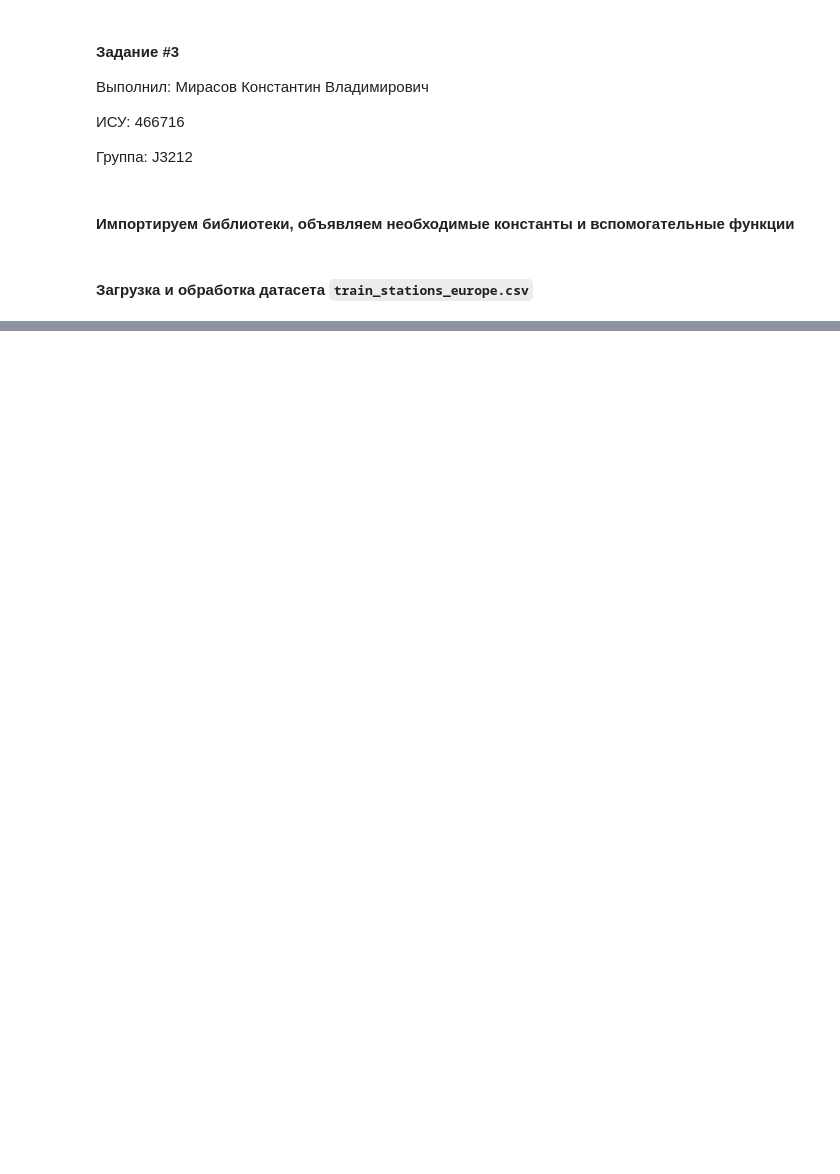
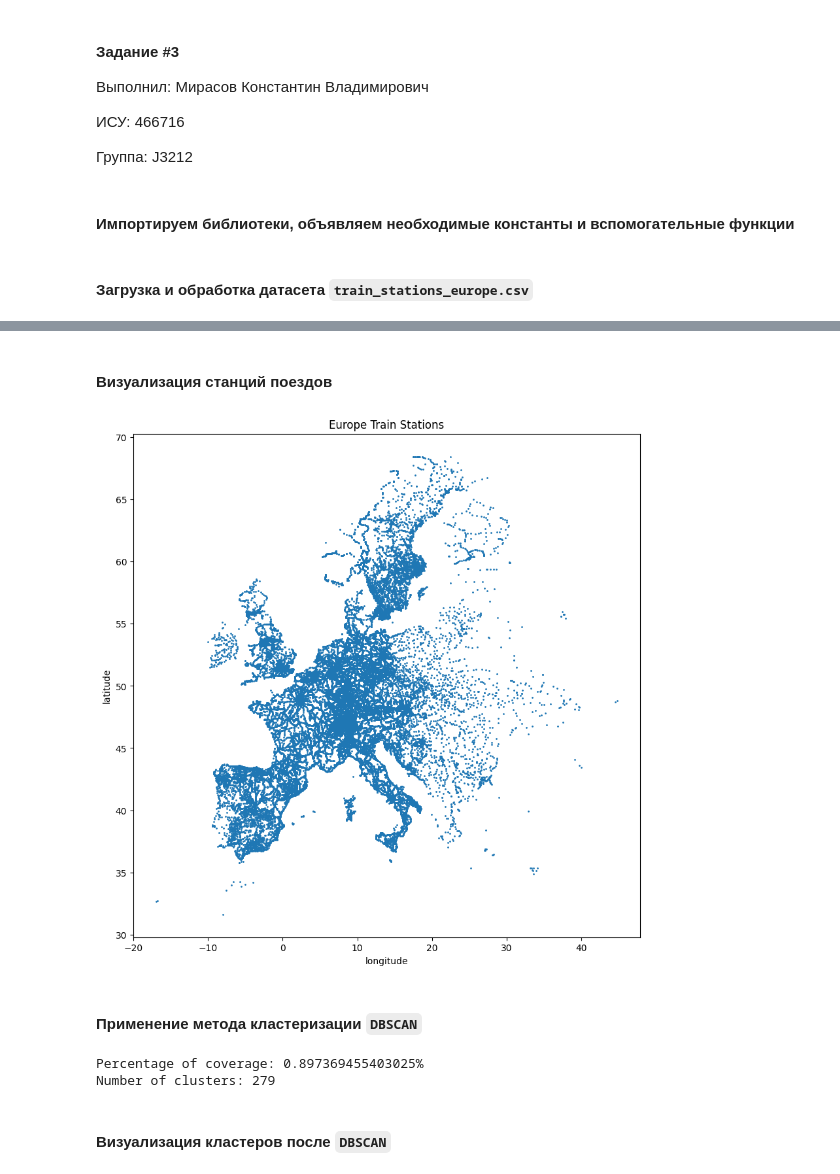
Before and after one commit to mezgou/itmo-classic-ml-course, a Jupyter notebook: src/clusterization.ipynb, the cells around one changed output, grey strips where cells are left out. Cells and saved outputs as stored; diff of their text form; code cells hidden in the pictures; blank space fills up the shorter version.

Commit message:
Using the DBSCAN algorithm

```diff
--- a/src/clusterization.ipynb
+++ b/src/clusterization.ipynb
@@ -27,3 +33,43 @@ train_stations_europe_dataframe.head()
 | 3 | Château-Arnoux Mairie | Chateau-Arnoux Mairie | 8775122.0 | 44.063863 | 6.011248 | 1.0 | FR | Europe/Paris | False | ... |
 | 4 | Digne-les-Bains | Digne-les-Bains | NaN | 44.350000 | 6.350000 | NaN | FR | Europe/Paris | True | ... |
 | 6 | Digne-les-Bains | Digne-les-Bains | 8775149.0 | 44.088710 | 6.222982 | 4.0 | FR | Europe/Paris | False | ... |
+# %% [markdown]
+#### Визуализация станций поездов
+# %%
+latitude = train_stations_europe_dataframe["latitude"]
+longitude = train_stations_europe_dataframe["longitude"]
+
+X = train_stations_europe_dataframe[["latitude", "longitude"]].dropna().to_numpy()
+X_radians = np.radians(X)
+
+plt.figure(figsize=(10, 10))
+
+plt.scatter(longitude, latitude, s=1)
+
+plt.title("Europe Train Stations")
+plt.xlabel("longitude")
+plt.ylabel("latitude")
+plt.show()
+# %% [output]
+[figure, added]
+# %% [markdown]
+#### Применение метода кластеризации `DBSCAN`
+# %%
+eps_radians = 15 / RADIUS_OF_EARTH
+min_stations = 10
+
+dbscan = DBSCAN(eps=eps_radians, min_samples=min_stations, metric="haversine")
+dbscan.fit(X_radians)
+
+labels = dbscan.labels_
+
+noise_count = np.count_nonzero(labels == -1)
+print(f"Percentage of coverage: {(len(labels) - noise_count) / len(labels)}%")
+
+n_clusters = len(set(labels)) - 1
+print(f"Number of clusters: {n_clusters}")
+# %% [output]
+Percentage of coverage: 0.897369455403025%
+Number of clusters: 279
+# %% [markdown]
+#### Визуализация кластеров после `DBSCAN`
```
Also changed, not shown: parts of 5 cells of this notebook.
